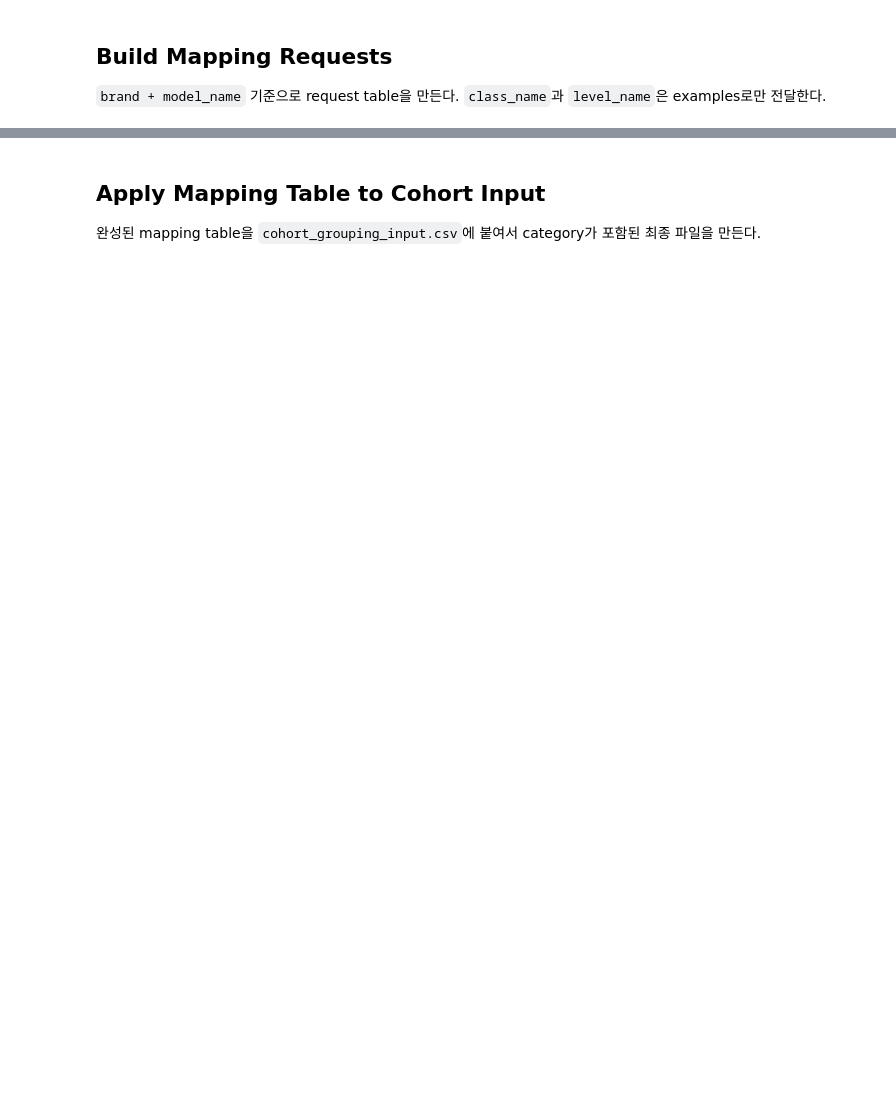
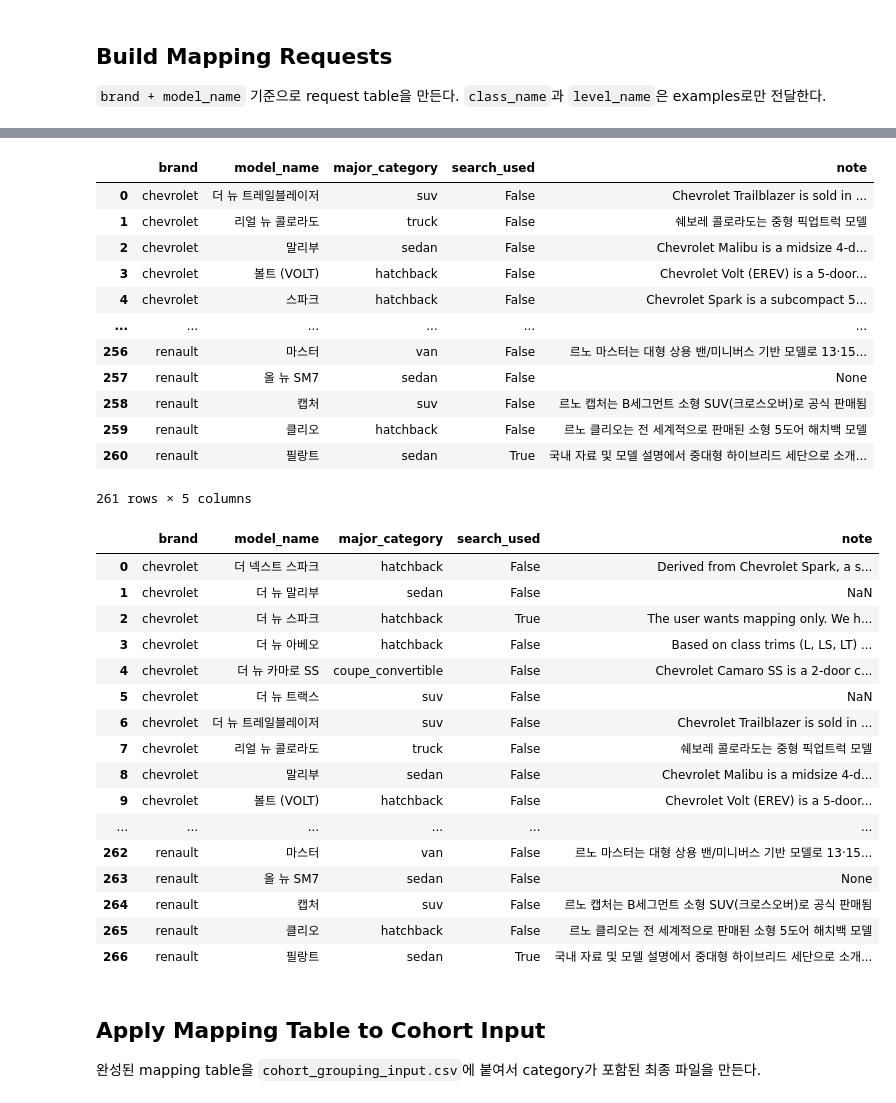
Before and after one commit to SKNETWORKS-FAMILY-AICAMP/SKN28-1st-4team, a Jupyter notebook: data_collection/raw/models_cohort/cohort_generation/model_group_manual.ipynb, the cells around one changed output, grey strips where cells are left out. Drawn from its saved outputs; the diff is of its cells as text; code cells hidden in the pictures; blank space fills up the shorter version.

```diff
--- a/data_collection/raw/models_cohort/cohort_generation/model_group_manual.ipynb
+++ b/data_collection/raw/models_cohort/cohort_generation/model_group_manual.ipynb
@@ -241,6 +326,7 @@ display(pending_requests_df.head(20))
 # %%
 RUN_AGENT = True
-RUN_LIMIT = 5
+RUN_LIMIT = None  # 예: 40
+BATCH_SIZE = 20
 
 if not is_agent_env_ready():
     print('OPENROUTER_API_KEY is missing. Fill cohort_generation/.env first.')
@@ -248,18 +334,36 @@ elif not RUN_AGENT:
     print('Set RUN_AGENT = True to execute the category mapping agent.')
 else:
     config = CohortAgentConfig.from_env()
-    rows_to_run = pending_requests_df.head(RUN_LIMIT).copy()
-    appended_rows = []
-    for request in dataframe_to_mapping_inputs(rows_to_run):
-        result = run_category_mapping_sync(request, config)
-        result_row = result.model_dump(mode="json")
-        result_row["market_family"] = derive_market_family(result_row["major_category"])
-        appended_rows.append(result_row)
-        mapping_table_df = pd.concat([mapping_table_df, pd.DataFrame([result_row])], ignore_index=True)
-        mapping_table_df = mapping_table_df.drop_duplicates(subset=["brand", "model_name"], keep="last")
-        mapping_table_df.to_csv(mapping_table_path, index=False)
+    rows_to_run = pending_requests_df.copy()
+    if RUN_LIMIT is not None:
+        rows_to_run = rows_to_run.head(RUN_LIMIT).copy()
 
-    appended_df = pd.DataFrame(appended_rows)
-    display(appended_df)
-    display(mapping_table_df.tail(20))
+    total_rows = len(rows_to_run)
+    appended_batches = []
+
+    for batch_index, start in enumerate(range(0, total_rows, BATCH_SIZE), start=1):
+        batch_df = rows_to_run.iloc[start : start + BATCH_SIZE].copy()
+        batch_rows = []
+        print(f"batch {batch_index}: rows {start + 1}-{start + len(batch_df)} / {total_rows}")
+
+        for request in dataframe_to_mapping_inputs(batch_df):
+            result = run_category_mapping_sync(request, config)
+            batch_rows.append(result.model_dump(mode="json"))
+
+        if batch_rows:
+            batch_result_df = pd.DataFrame(batch_rows)
+            appended_batches.append(batch_result_df)
+            mapping_table_df = pd.concat([mapping_table_df, batch_result_df], ignore_index=True)
+            mapping_table_df = mapping_table_df.drop_duplicates(subset=["brand", "model_name"], keep="last")
+            mapping_table_df.to_csv(mapping_table_path, index=False)
+            print(f"saved mapping rows: {len(mapping_table_df)}")
+
+    if appended_batches:
+        appended_df = pd.concat(appended_batches, ignore_index=True)
+        display(appended_df)
+
+    with pd.option_context("display.max_rows", None, "display.max_columns", None):
+        display(mapping_table_df)
+
     mapping_table_path
+# %% [output]
@@ -266,3 +387,33 @@ else:
+|  | brand | model_name | major_category | search_used | note |
+| 0 | chevrolet | 더 뉴 트레일블레이저 | suv | False | Chevrolet Trailblazer is sold in ... |
+| 1 | chevrolet | 리얼 뉴 콜로라도 | truck | False | 쉐보레 콜로라도는 중형 픽업트럭 모델 |
+| 2 | chevrolet | 말리부 | sedan | False | Chevrolet Malibu is a midsize 4-d... |
+| 3 | chevrolet | 볼트 (VOLT) | hatchback | False | Chevrolet Volt (EREV) is a 5-door... |
+| 4 | chevrolet | 스파크 | hatchback | False | Chevrolet Spark is a subcompact 5... |
+| ... | ... | ... | ... | ... | ... |
+| 256 | renault | 마스터 | van | False | 르노 마스터는 대형 상용 밴/미니버스 기반 모델로 13·15... |
+| 257 | renault | 올 뉴 SM7 | sedan | False | None |
+| 258 | renault | 캡처 | suv | False | 르노 캡처는 B세그먼트 소형 SUV(크로스오버)로 공식 판매됨 |
+| 259 | renault | 클리오 | hatchback | False | 르노 클리오는 전 세계적으로 판매된 소형 5도어 해치백 모델 |
+| 260 | renault | 필랑트 | sedan | True | 국내 자료 및 모델 설명에서 중대형 하이브리드 세단으로 소개... |
+261 rows × 5 columns
+|  | brand | model_name | major_category | search_used | note |
+| 0 | chevrolet | 더 넥스트 스파크 | hatchback | False | Derived from Chevrolet Spark, a s... |
+| 1 | chevrolet | 더 뉴 말리부 | sedan | False | NaN |
+| 2 | chevrolet | 더 뉴 스파크 | hatchback | True | The user wants mapping only. We h... |
+| 3 | chevrolet | 더 뉴 아베오 | hatchback | False | Based on class trims (L, LS, LT) ... |
+| 4 | chevrolet | 더 뉴 카마로 SS | coupe_convertible | False | Chevrolet Camaro SS is a 2-door c... |
+| 5 | chevrolet | 더 뉴 트랙스 | suv | False | NaN |
+| 6 | chevrolet | 더 뉴 트레일블레이저 | suv | False | Chevrolet Trailblazer is sold in ... |
+| 7 | chevrolet | 리얼 뉴 콜로라도 | truck | False | 쉐보레 콜로라도는 중형 픽업트럭 모델 |
+| 8 | chevrolet | 말리부 | sedan | False | Chevrolet Malibu is a midsize 4-d... |
+| 9 | chevrolet | 볼트 (VOLT) | hatchback | False | Chevrolet Volt (EREV) is a 5-door... |
+| ... | ... | ... | ... | ... | ... |
+| 262 | renault | 마스터 | van | False | 르노 마스터는 대형 상용 밴/미니버스 기반 모델로 13·15... |
+| 263 | renault | 올 뉴 SM7 | sedan | False | None |
+| 264 | renault | 캡처 | suv | False | 르노 캡처는 B세그먼트 소형 SUV(크로스오버)로 공식 판매됨 |
+| 265 | renault | 클리오 | hatchback | False | 르노 클리오는 전 세계적으로 판매된 소형 5도어 해치백 모델 |
+| 266 | renault | 필랑트 | sedan | True | 국내 자료 및 모델 설명에서 중대형 하이브리드 세단으로 소개... |
 # %% [markdown]
 ## Apply Mapping Table to Cohort Input
 
```
Also changed, not shown: parts of 11 cells of this notebook, 9 other files.
